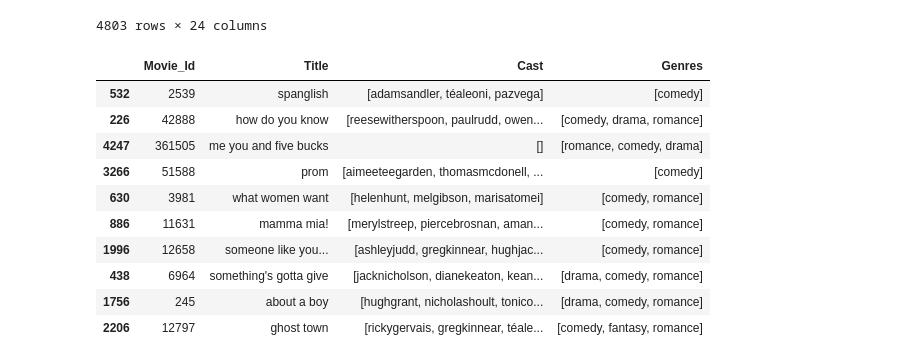
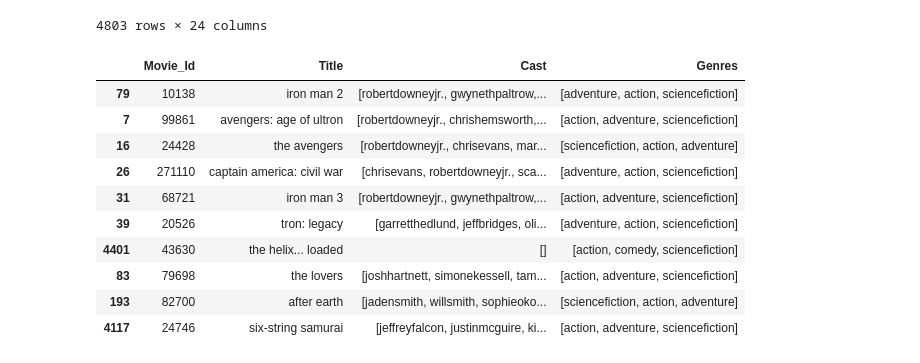
Before and after one commit to ethomps33/Final_Project, a Jupyter notebook: Resources/Movie Ratings.ipynb, the cells around one changed output. Cells and saved outputs as stored; diff of their text form; code cells hidden in the pictures.

```diff
--- a/Resources/Movie Ratings.ipynb
+++ b/Resources/Movie Ratings.ipynb
@@ -344,20 +334,20 @@ cosine_sim2 = cosine_similarity(count_matrix, count_matrix)
 # Reset index of our main DataFrame and construct reverse mapping as before
 movie_ratings = movie_ratings.reset_index()
 indices = pd.Series(movie_ratings.index, index=movie_ratings['title_x'])
-# %%
-get_recommendations('as good as it gets', cosine_sim2)
-# %% [output]
-|  | Movie_Id | Title | Cast | Genres |
-| 532 | 2539 | spanglish | [adamsandler, téaleoni, pazvega] | [comedy] |
-| 226 | 42888 | how do you know | [reesewitherspoon, paulrudd, owen... | [comedy, drama, romance] |
-| 4247 | 361505 | me you and five bucks | [] | [romance, comedy, drama] |
-| 3266 | 51588 | prom | [aimeeteegarden, thomasmcdonell, ... | [comedy] |
-| 630 | 3981 | what women want | [helenhunt, melgibson, marisatomei] | [comedy, romance] |
-| 886 | 11631 | mamma mia! | [merylstreep, piercebrosnan, aman... | [comedy, romance] |
-| 1996 | 12658 | someone like you... | [ashleyjudd, gregkinnear, hughjac... | [comedy, romance] |
-| 438 | 6964 | something's gotta give | [jacknicholson, dianekeaton, kean... | [drama, comedy, romance] |
-| 1756 | 245 | about a boy | [hughgrant, nicholashoult, tonico... | [drama, comedy, romance] |
-| 2206 | 12797 | ghost town | [rickygervais, gregkinnear, téale... | [comedy, fantasy, romance] |
+# %%
+get_recommendations('iron man', cosine_sim2)
+# %% [output]
+|  | Movie_Id | Title | Cast | Genres |
+| 79 | 10138 | iron man 2 | [robertdowneyjr., gwynethpaltrow,... | [adventure, action, sciencefiction] |
+| 7 | 99861 | avengers: age of ultron | [robertdowneyjr., chrishemsworth,... | [action, adventure, sciencefiction] |
+| 16 | 24428 | the avengers | [robertdowneyjr., chrisevans, mar... | [sciencefiction, action, adventure] |
+| 26 | 271110 | captain america: civil war | [chrisevans, robertdowneyjr., sca... | [adventure, action, sciencefiction] |
+| 31 | 68721 | iron man 3 | [robertdowneyjr., gwynethpaltrow,... | [action, adventure, sciencefiction] |
+| 39 | 20526 | tron: legacy | [garretthedlund, jeffbridges, oli... | [adventure, action, sciencefiction] |
+| 4401 | 43630 | the helix... loaded | [] | [action, comedy, sciencefiction] |
+| 83 | 79698 | the lovers | [joshhartnett, simonekessell, tam... | [action, adventure, sciencefiction] |
+| 193 | 82700 | after earth | [jadensmith, willsmith, sophieoko... | [sciencefiction, action, adventure] |
+| 4117 | 24746 | six-string samurai | [jeffreyfalcon, justinmcguire, ki... | [action, adventure, sciencefiction] |
 # %%
 def results(movie_name):
     movie_name = movie_name.lower()
```
Also changed, not shown: parts of 6 cells of this notebook, 23 other files.
